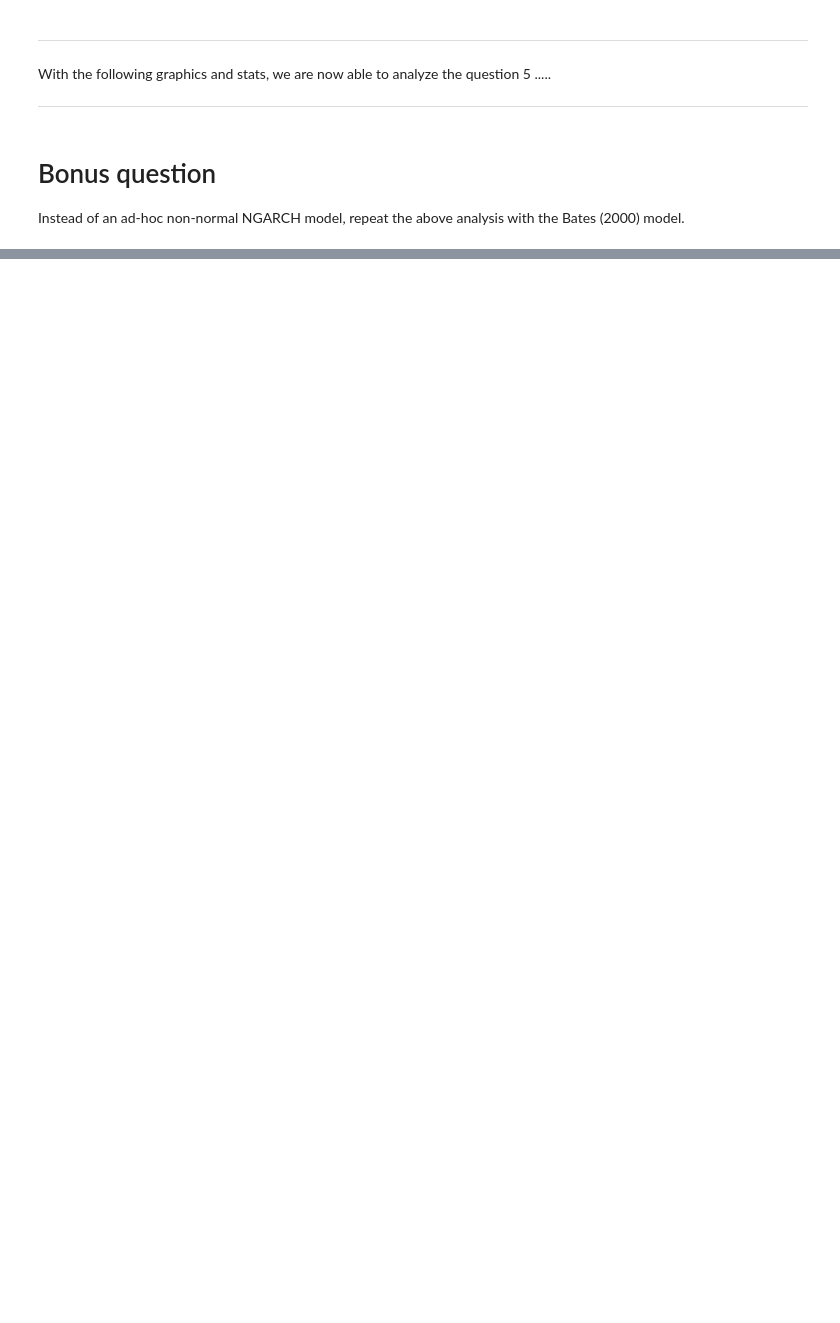
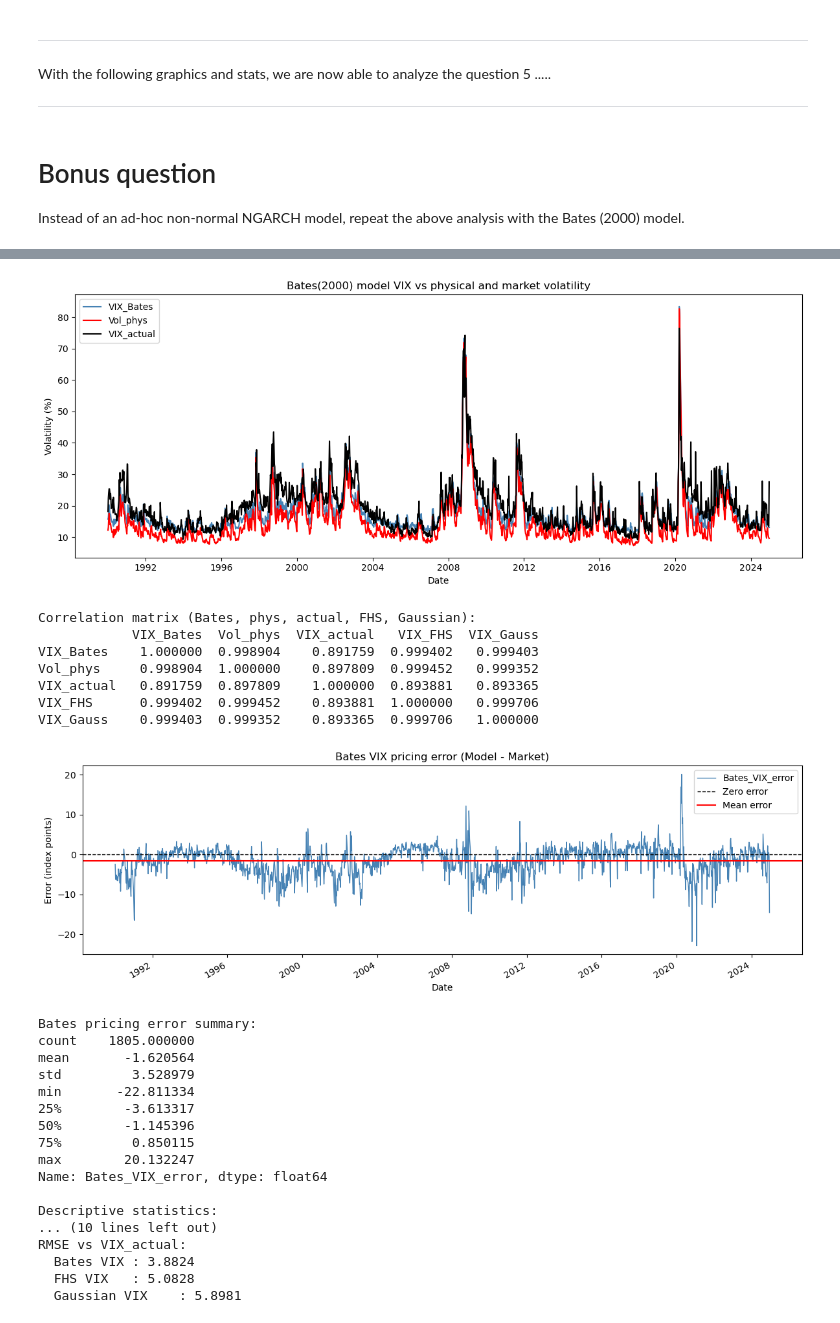
Before and after one commit to geoffroy-h-e/derivatives_p2, a Jupyter notebook: p2/main.ipynb, the cells around one changed output, grey strips where cells are left out. Saved outputs shown, nothing was run; the diff lists cells and outputs as text; code cells hidden in the pictures; blank space fills up the shorter version.

```diff
--- a/p2/main.ipynb
+++ b/p2/main.ipynb
@@ -603,0 +353,47 @@ KeyboardInterrupt:
+# %%
+####### Question 6 #######
+
+from q6 import run_bates_vix_series, bates_params
+
+results_q6 = run_bates_vix_series(
+    spx=spx,
+    rf_daily=rf_daily,
+    y_daily=y_daily,
+    h=h,
+    r=r,
+    vix_close=vix_close,
+    bates_params=bates_params,
+    vix_fhs=results_q5["vix_model_fhs"],
+    vix_gauss=results_q3["model_vix"],
+    n_paths=20_000,
+    horizon_days=21,
+    make_plot=True,
+    make_error_plot=True,
+)
+# %% [output]
+[figure, added]
+Correlation matrix (Bates, phys, actual, FHS, Gaussian):
+            VIX_Bates  Vol_phys  VIX_actual   VIX_FHS  VIX_Gauss
+VIX_Bates    1.000000  0.998904    0.891759  0.999402   0.999403
+Vol_phys     0.998904  1.000000    0.897809  0.999452   0.999352
+VIX_actual   0.891759  0.897809    1.000000  0.893881   0.893365
+VIX_FHS      0.999402  0.999452    0.893881  1.000000   0.999706
+VIX_Gauss    0.999403  0.999352    0.893365  0.999706   1.000000
+[figure, added]
+Bates pricing error summary:
+count    1805.000000
+mean       -1.620564
+std         3.528979
+min       -22.811334
+25%        -3.613317
+50%        -1.145396
+75%         0.850115
+max        20.132247
+Name: Bates_VIX_error, dtype: float64
+
+Descriptive statistics:
+... (10 lines left out)
+RMSE vs VIX_actual:
+  Bates VIX : 3.8824
+  FHS VIX   : 5.0828
+  Gaussian VIX    : 5.8981
```
Also changed, not shown: parts of 5 cells of this notebook, 5 other files.
